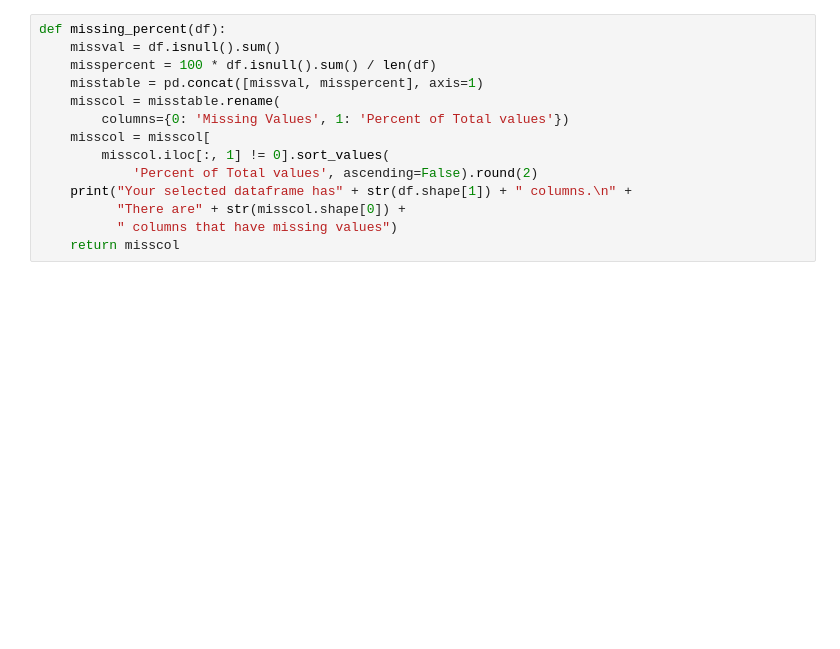
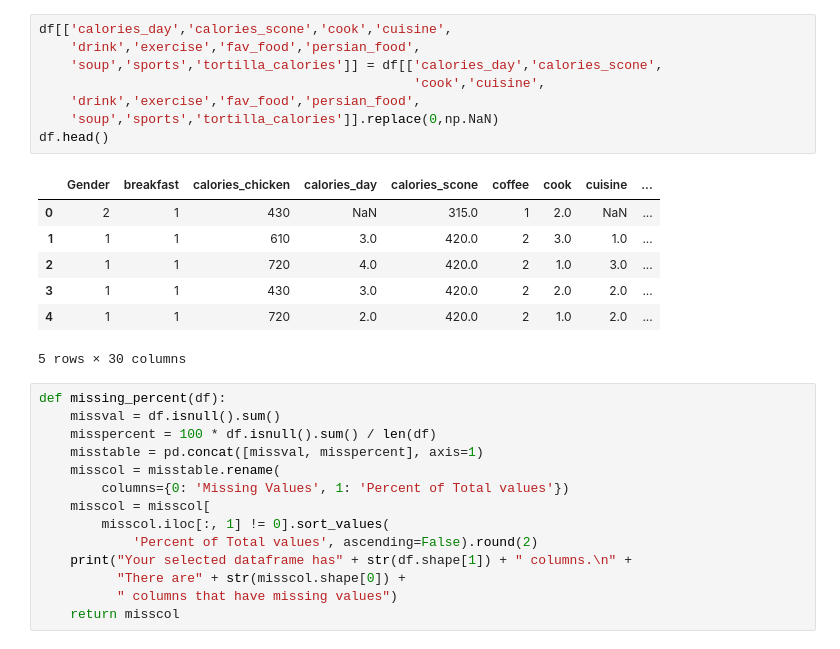
Before and after one commit to Shalini-Mirani/ADSLAB, a Jupyter notebook: ADSEXP2.ipynb, the cells around one changed output. Saved outputs shown, nothing was run; the diff lists cells and outputs as text; blank space fills up the shorter version.

```diff
--- a/ADSEXP2.ipynb
+++ b/ADSEXP2.ipynb
@@ -68,3 +78,19 @@ df.head()
+# %%
+df[['calories_day','calories_scone','cook','cuisine',
+    'drink','exercise','fav_food','persian_food',
+    'soup','sports','tortilla_calories']] = df[['calories_day','calories_scone',
+                                                'cook','cuisine',
+    'drink','exercise','fav_food','persian_food',
+    'soup','sports','tortilla_calories']].replace(0,np.NaN)
+df.head()
+# %% [output]
+|  | Gender | breakfast | calories_chicken | calories_day | calories_scone | coffee | cook | cuisine | ... |
+| 0 | 2 | 1 | 430 | NaN | 315.0 | 1 | 2.0 | NaN | ... |
+| 1 | 1 | 1 | 610 | 3.0 | 420.0 | 2 | 3.0 | 1.0 | ... |
+| 2 | 1 | 1 | 720 | 4.0 | 420.0 | 2 | 1.0 | 3.0 | ... |
+| 3 | 1 | 1 | 430 | 3.0 | 420.0 | 2 | 2.0 | 2.0 | ... |
+| 4 | 1 | 1 | 720 | 2.0 | 420.0 | 2 | 1.0 | 2.0 | ... |
+5 rows × 30 columns
 # %%
 def missing_percent(df):
     missval = df.isnull().sum()
```
Also changed, not shown: parts of 57 cells of this notebook.
